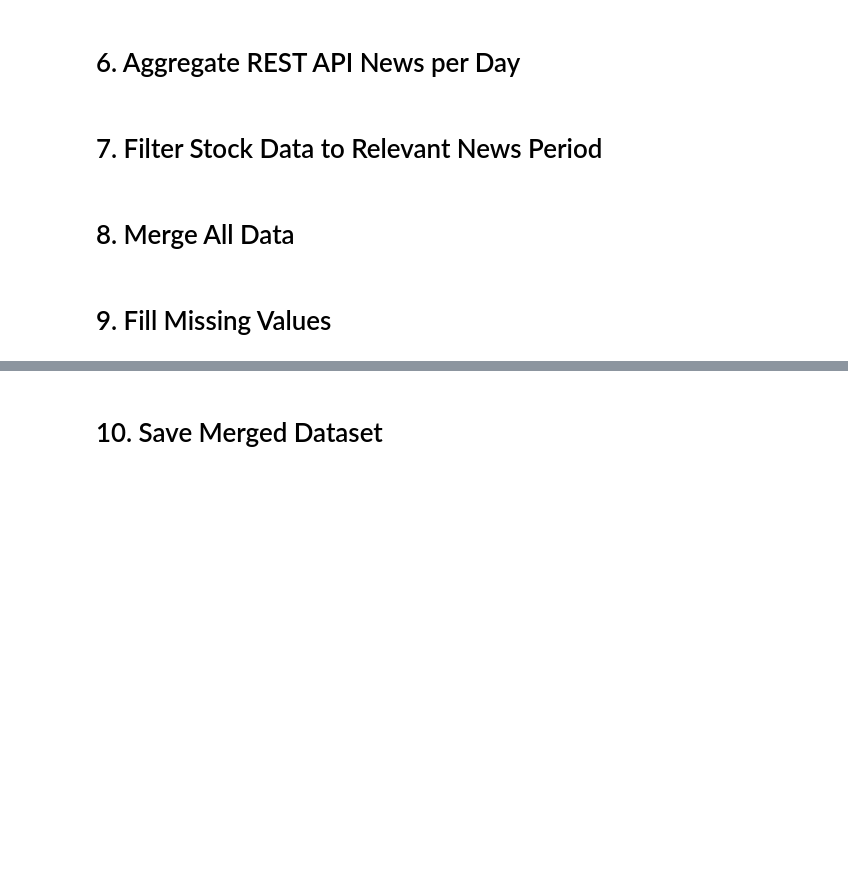
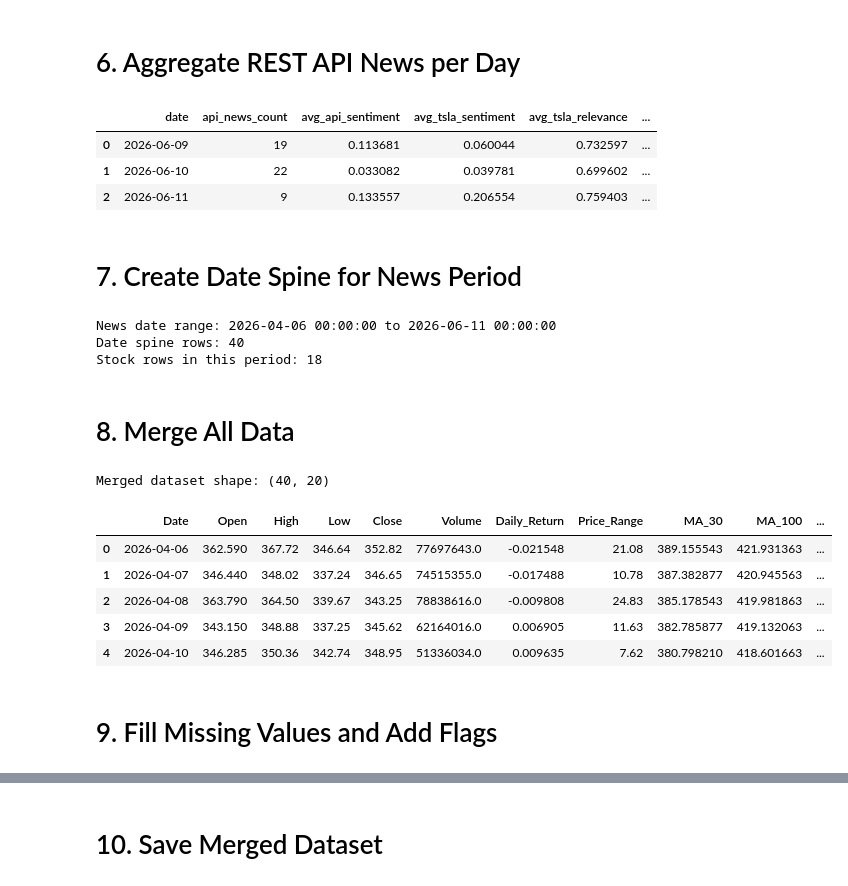
Before and after one commit to wi24b076/BDE-financial-news-stock-project, a Jupyter notebook: notebooks/03_data_merging_tesla.ipynb, the cells around one changed output, grey strips where cells are left out. Drawn from its saved outputs; the diff is of its cells as text; code cells hidden in the pictures; blank space fills up the shorter version.

```diff
--- a/notebooks/03_data_merging_tesla.ipynb
+++ b/notebooks/03_data_merging_tesla.ipynb
@@ -53,46 +89,72 @@ display(scraped_daily.head())
 api_daily = api_news_df.groupby("date").agg(
     api_news_count=("title", "count"),
     avg_api_sentiment=("overall_sentiment_score", "mean"),
+    avg_tsla_sentiment=("tsla_sentiment_score", "mean"),
+    avg_tsla_relevance=("tsla_relevance_score", "mean"),
     api_sentiment_labels=("overall_sentiment_label", lambda x: ", ".join(sorted(set(x.dropna().astype(str))))),
+    tsla_sentiment_labels=("tsla_sentiment_label", lambda x: ", ".join(sorted(set(x.dropna().astype(str))))),
     api_titles=("title", lambda x: " | ".join(x.dropna().astype(str).head(3)))
 ).reset_index()
 
-display(api_daily.head())
+api_daily.head()
+# %% [output]
+|  | date | api_news_count | avg_api_sentiment | avg_tsla_sentiment | avg_tsla_relevance | ... |
+| 0 | 2026-06-09 | 19 | 0.113681 | 0.060044 | 0.732597 | ... |
+| 1 | 2026-06-10 | 22 | 0.033082 | 0.039781 | 0.699602 | ... |
+| 2 | 2026-06-11 | 9 | 0.133557 | 0.206554 | 0.759403 | ... |
 # %% [markdown]
-# 7. Filter Stock Data to Relevant News Period
+# 7. Create Date Spine for News Period
 # %%
-min_date = min(scraped_news_df["date"].min(), api_news_df["date"].min())
-max_date = max(scraped_news_df["date"].max(), api_news_df["date"].max())
+min_news_date = min(scraped_news_df["date"].min(), api_news_df["date"].min())
+max_news_date = max(scraped_news_df["date"].max(), api_news_df["date"].max())
 
-stock_filtered = stock_df[
-    (stock_df["Date"] >= min_date) &
-    (stock_df["Date"] <= max_date)
+all_dates = pd.DataFrame({
+    "Date": sorted(
+        set(stock_df["Date"]) |
+        set(scraped_daily["date"]) |
+        set(api_daily["date"])
+    )
+})
+
+all_dates = all_dates[
+    (all_dates["Date"] >= min_news_date) &
+    (all_dates["Date"] <= max_news_date)
 ].copy()
 
-print("Filtered stock data:", stock_filtered.shape)
-print("Used date range:", min_date, "to", max_date)
+print("News date range:", min_news_date, "to", max_news_date)
+print("Date spine rows:", all_dates.shape[0])
+print("Stock rows in this period:", stock_df[(stock_df["Date"] >= min_news_date) & (stock_df["Date"] <= max_news_date)].shape[0])
+# %% [output]
+News date range: 2026-04-06 00:00:00 to 2026-06-11 00:00:00
+Date spine rows: 40
+Stock rows in this period: 18
 # %% [markdown]
 # 8. Merge All Data
 # %%
-merged_df = stock_filtered.merge(
-    scraped_daily,
-    left_on="Date",
-    right_on="date",
+merged_df = all_dates.merge(stock_df, on="Date", how="left")
+
+merged_df = merged_df.merge(
+    scraped_daily.rename(columns={"date": "Date"}),
+    on="Date",
     how="left"
 )
 
-merged_df = merged_df.drop(columns=["date"])
-
 merged_df = merged_df.merge(
-    api_daily,
-    left_on="Date",
-    right_on="date",
+    api_daily.rename(columns={"date": "Date"}),
+    on="Date",
     how="left"
 )
 
-merged_df = merged_df.drop(columns=["date"])
-
-display(merged_df.head())
+print("Merged dataset shape:", merged_df.shape)
+merged_df.head()
+# %% [output]
+Merged dataset shape: (40, 20)
+|  | Date | Open | High | Low | Close | Volume | Daily_Return | Price_Range | MA_30 | MA_100 | ... |
+| 0 | 2026-04-06 | 362.590 | 367.72 | 346.64 | 352.82 | 77697643.0 | -0.021548 | 21.08 | 389.155543 | 421.931363 | ... |
+| 1 | 2026-04-07 | 346.440 | 348.02 | 337.24 | 346.65 | 74515355.0 | -0.017488 | 10.78 | 387.382877 | 420.945563 | ... |
+| 2 | 2026-04-08 | 363.790 | 364.50 | 339.67 | 343.25 | 78838616.0 | -0.009808 | 24.83 | 385.178543 | 419.981863 | ... |
+| 3 | 2026-04-09 | 343.150 | 348.88 | 337.25 | 345.62 | 62164016.0 | 0.006905 | 11.63 | 382.785877 | 419.132063 | ... |
+| 4 | 2026-04-10 | 346.285 | 350.36 | 342.74 | 348.95 | 51336034.0 | 0.009635 | 7.62 | 380.798210 | 418.601663 | ... |
 # %% [markdown]
-# 9. Fill Missing Values
+# 9. Fill Missing Values and Add Flags
 # %%
```
Also changed, not shown: parts of 13 cells of this notebook, 42 other files.
